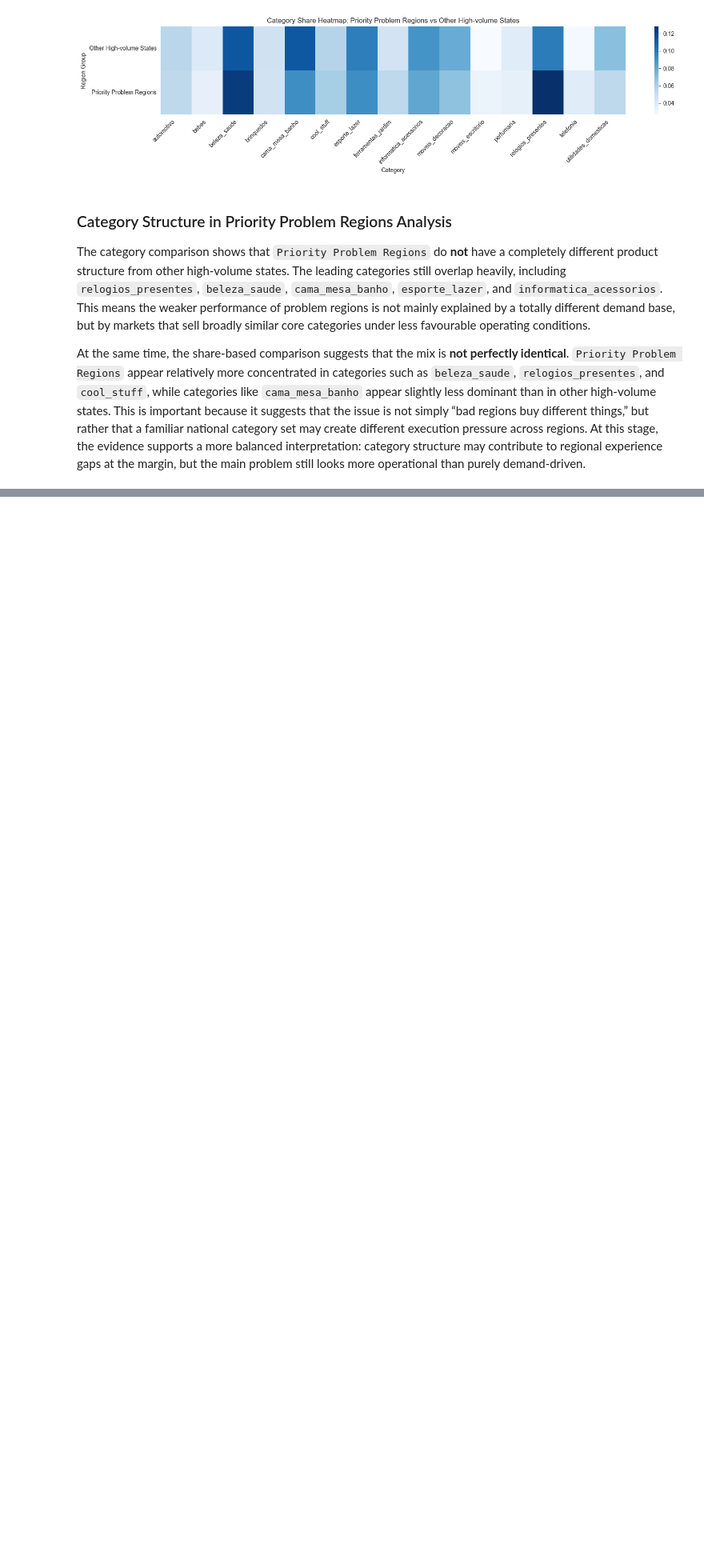
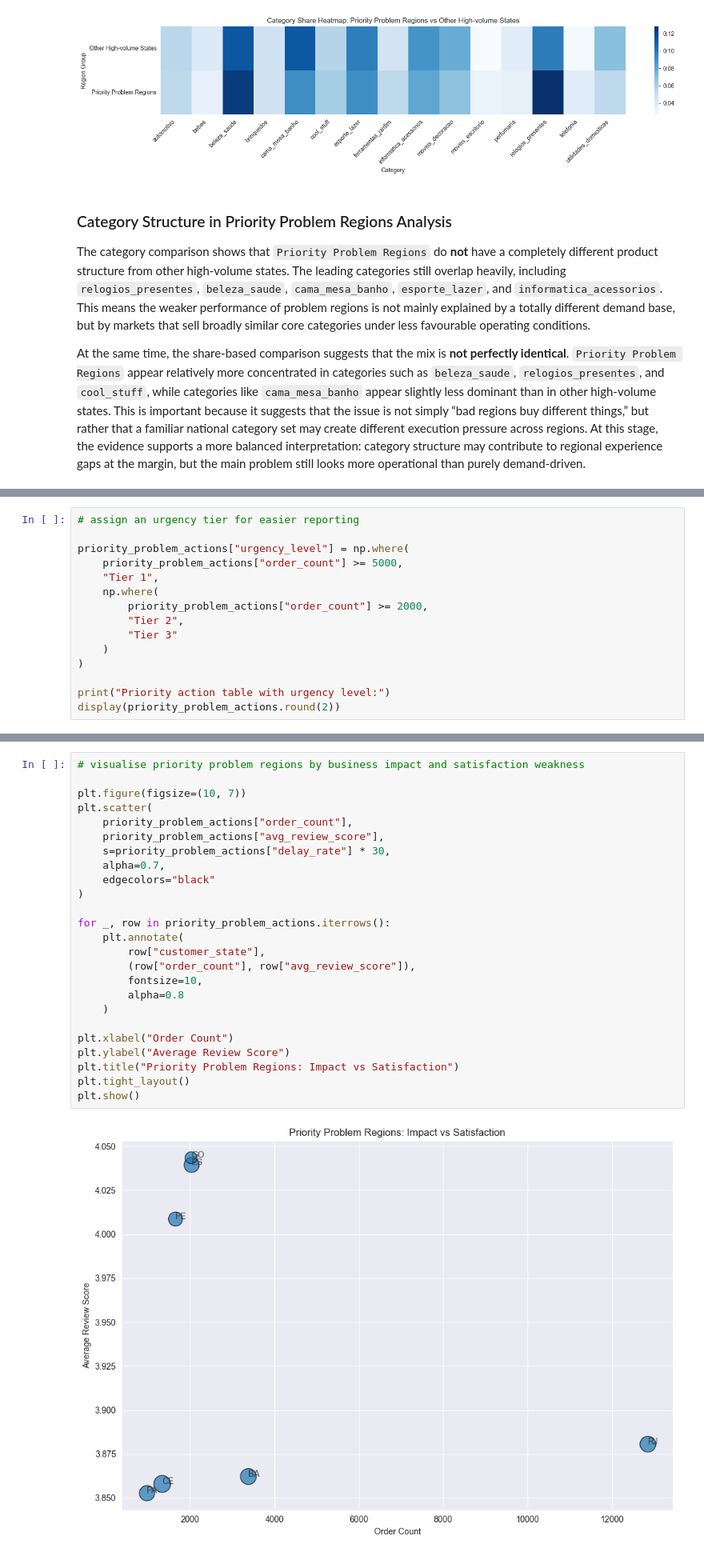
Before and after one commit to WangXin154/E-commerce_decision-making-_intelligence, a Jupyter notebook: Statistical_analysis_report/04_Geographic_Analysis.ipynb, the cells around one changed output, grey strips where cells are left out. Shown at 80% size. Cells and saved outputs as stored; diff of their text form; blank space fills up the shorter version.

```diff
--- a/Statistical_analysis_report/04_Geographic_Analysis.ipynb
+++ b/Statistical_analysis_report/04_Geographic_Analysis.ipynb
@@ -3562,0 +4134,15 @@ At the same time, the share-based comparison suggests that the mix is **not perf
+# %%
+# assign an urgency tier for easier reporting
+
+priority_problem_actions["urgency_level"] = np.where(
+    priority_problem_actions["order_count"] >= 5000,
+    "Tier 1",
+    np.where(
+        priority_problem_actions["order_count"] >= 2000,
+        "Tier 2",
+        "Tier 3"
+    )
+)
+
+print("Priority action table with urgency level:")
+display(priority_problem_actions.round(2))
@@ -3562,0 +4159,27 @@ At the same time, the share-based comparison suggests that the mix is **not perf
+# %%
+# visualise priority problem regions by business impact and satisfaction weakness
+
+plt.figure(figsize=(10, 7))
+plt.scatter(
+    priority_problem_actions["order_count"],
+    priority_problem_actions["avg_review_score"],
+    s=priority_problem_actions["delay_rate"] * 30,
+    alpha=0.7,
+    edgecolors="black"
+)
+
+for _, row in priority_problem_actions.iterrows():
+    plt.annotate(
+        row["customer_state"],
+        (row["order_count"], row["avg_review_score"]),
+        fontsize=10,
+        alpha=0.8
+    )
+
+plt.xlabel("Order Count")
+plt.ylabel("Average Review Score")
+plt.title("Priority Problem Regions: Impact vs Satisfaction")
+plt.tight_layout()
+plt.show()
+# %% [output]
+[figure, added]
```
Also changed, not shown: parts of 51 cells of this notebook.
